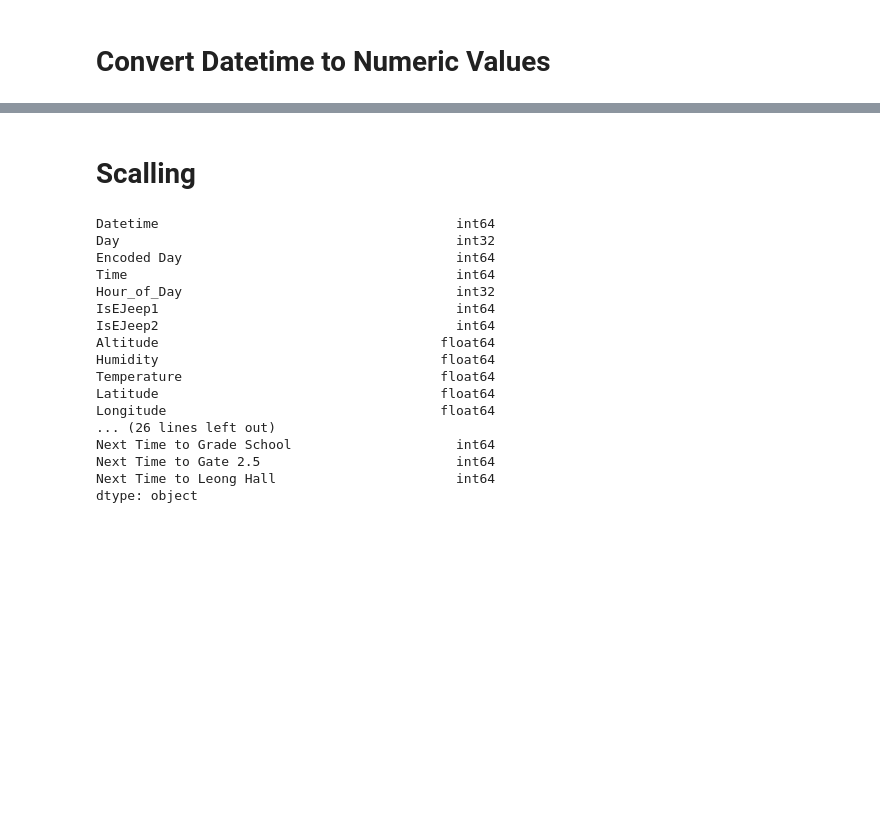
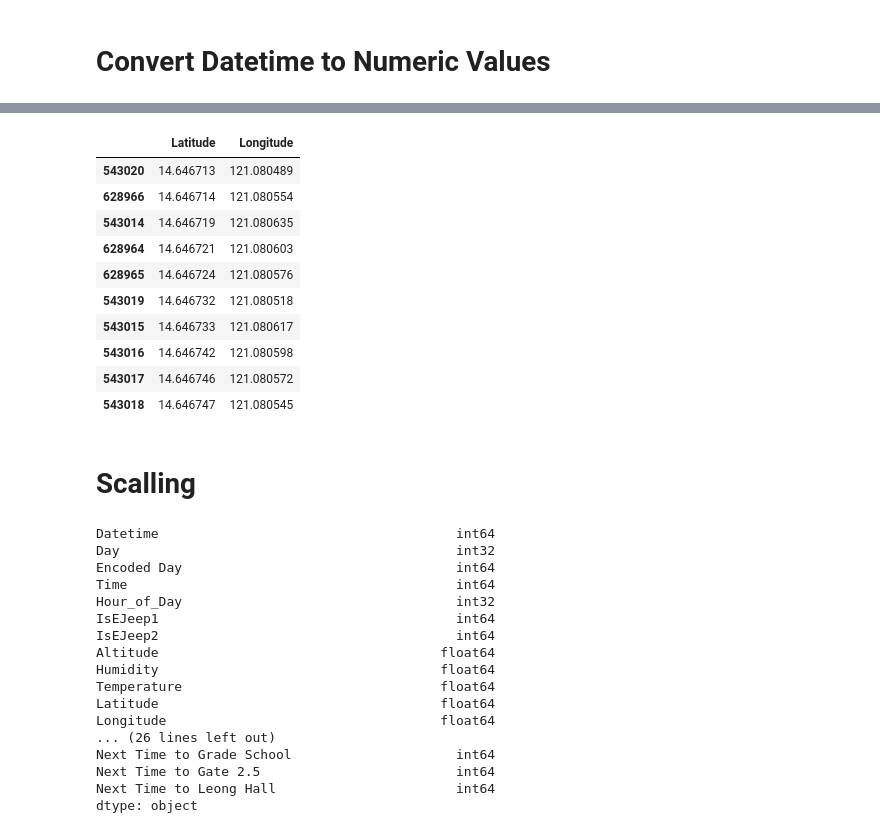
Before and after one commit to CSfromCS/VHS-Thesis, a Jupyter notebook: Data Preprocessing/DataProcessor.ipynb, the cells around one changed output, grey strips where cells are left out. Cells and saved outputs as stored; diff of their text form; code cells hidden in the pictures; blank space fills up the shorter version.

```diff
--- a/Data Preprocessing/DataProcessor.ipynb
+++ b/Data Preprocessing/DataProcessor.ipynb
@@ -875,6 +705,22 @@ df
 # %%
 # make sure there are no nan values
 df = df.fillna(-1)
+# %%
+sort_lat = df.sort_values(by=['Latitude'])
+# %%
+sort_lat.tail(10)[['Latitude', 'Longitude']]
+# %% [output]
+|  | Latitude | Longitude |
+| 543020 | 14.646713 | 121.080489 |
+| 628966 | 14.646714 | 121.080554 |
+| 543014 | 14.646719 | 121.080635 |
+| 628964 | 14.646721 | 121.080603 |
+| 628965 | 14.646724 | 121.080576 |
+| 543019 | 14.646732 | 121.080518 |
+| 543015 | 14.646733 | 121.080617 |
+| 543016 | 14.646742 | 121.080598 |
+| 543017 | 14.646746 | 121.080572 |
+| 543018 | 14.646747 | 121.080545 |
 # %% [markdown]
 # Scalling
 # %%
```
Also changed, not shown: parts of 9 cells of this notebook, 1 other file.
